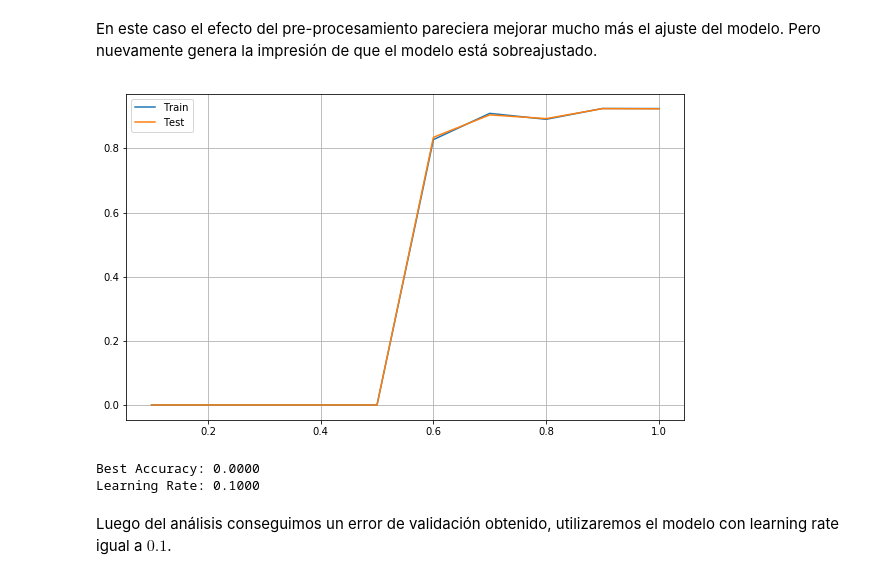
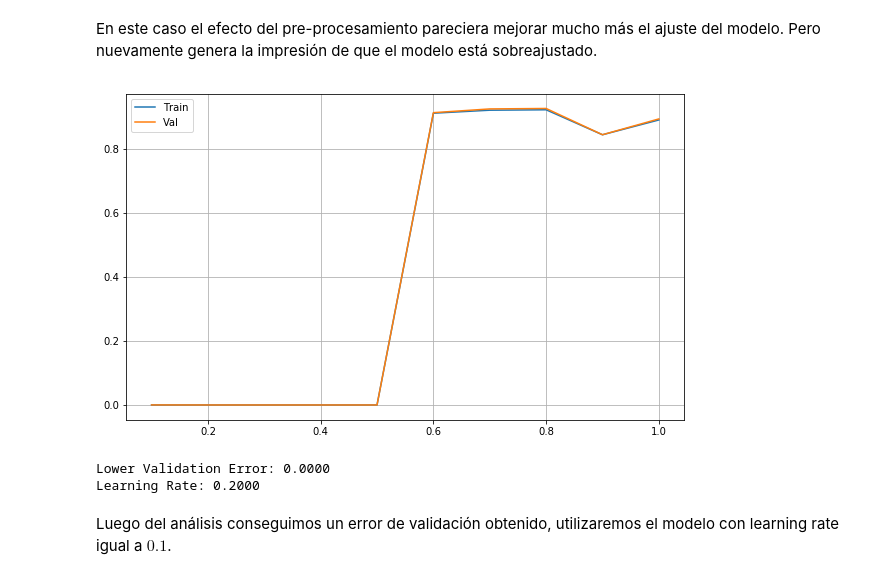
Before and after one commit to dsanmartin/INF578-HW, a Jupyter notebook: 3/Tarea3-ML.ipynb, the cells around one changed output. Saved outputs shown, nothing was run; the diff lists cells and outputs as text; code cells hidden in the pictures.

```diff
--- a/3/Tarea3-ML.ipynb
+++ b/3/Tarea3-ML.ipynb
@@ -1413,6 +1415,8 @@ def load_data():
     #you need to add Xval: x_v,y_v
     x_v = x_tr[:7000]
     y_v = y_tr[:7000]
+    x_tr = x_tr[7000:]
+    y_tr = y_tr[7000:]
     return(x_tr, x_v, x_t, y_tr, y_v, y_t)
 
 x_tr, x_v, x_t, y_tr, y_v, y_t = load_data()
@@ -1532,19 +1536,19 @@ for i in range(N):
 # %%
 import matplotlib.pyplot as plt
 
 plt.figure(figsize=(10,6))
 plt.plot(lrate, train_scores, label="Train")
-plt.plot(lrate, val_scores, label="Test")
+plt.plot(lrate, val_scores, label="Val")
 plt.legend()
 plt.grid(True)
 plt.show()
 
 print "Lower Validation Error: %.4f" % np.min(val_scores)
 print "Learning Rate: %.4f" % lrate[np.argmin(val_scores)]
 # %% [output]
-[figure, old version]
+[figure, new version]
-Best Accuracy: 0.0000
-Learning Rate: 0.1000
+Lower Validation Error: 0.0000
+Learning Rate: 0.2000
 # %% [markdown]
 Luego del análisis conseguimos un error de validación obtenido, utilizaremos el modelo con learning rate igual a $0.1$.
 # %% [markdown]
```
Also changed, not shown: parts of 33 cells of this notebook.
